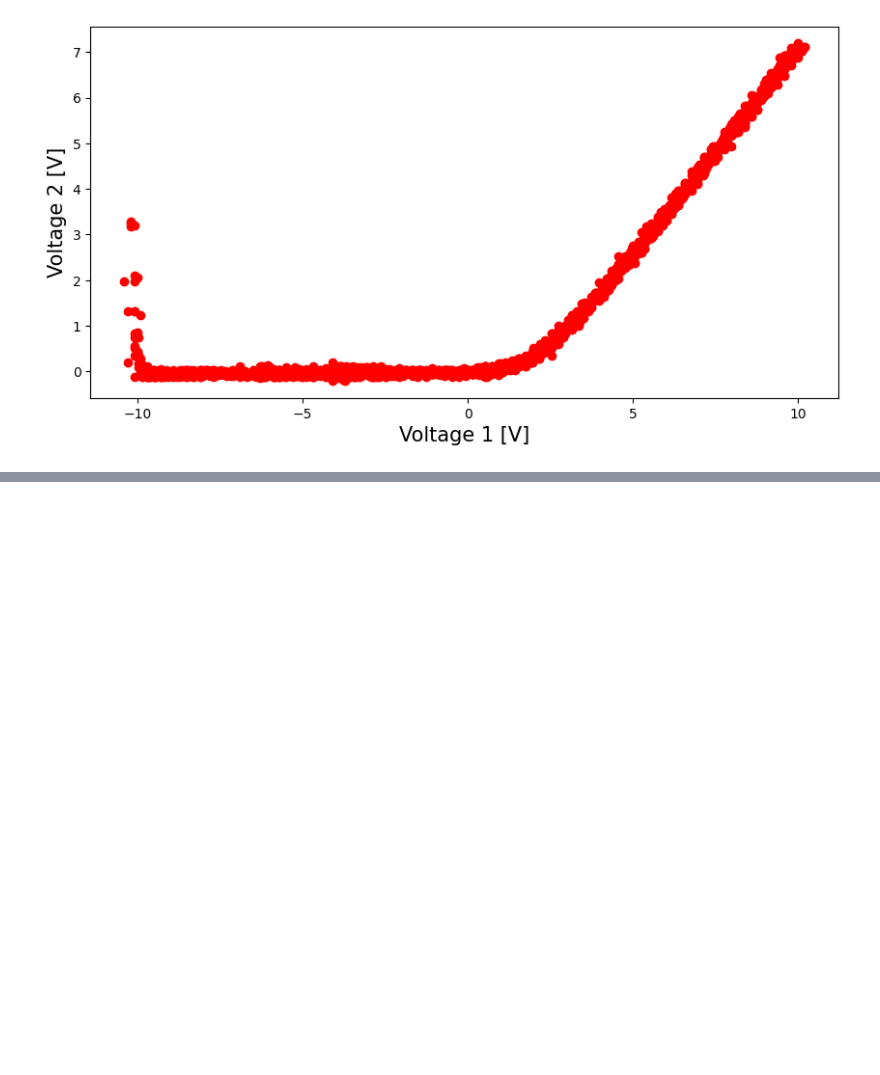
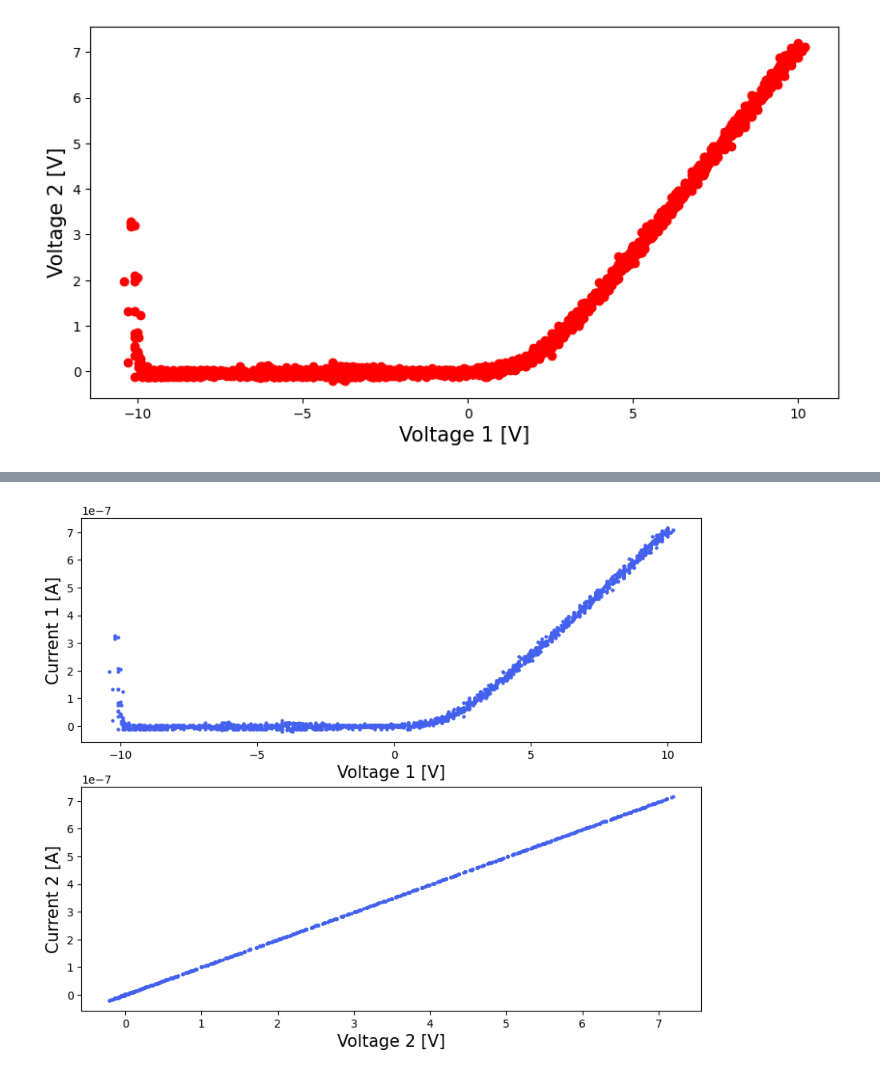
Before and after one commit to devkhullar/phys2925, a Jupyter notebook: franck_hertz_experiment/code/analysis.ipynb, the cells around one changed output, grey strips where cells are left out. Saved outputs shown, nothing was run; the diff lists cells and outputs as text; code cells hidden in the pictures; blank space fills up the shorter version.

```diff
--- a/franck_hertz_experiment/code/analysis.ipynb
+++ b/franck_hertz_experiment/code/analysis.ipynb
@@ -31,0 +56,23 @@ plt.savefig('../tex/figures/part_1_XY.png', bbox_inches='tight')
+# %%
+fig, ax = plt.subplots(nrows=2, ncols=1, figsize=(10, 8))
+ax[0].scatter(
+    data['Volt1'],
+    data['Current (A)'],
+    s=5,
+    color='#4361ee',
+)
+ax[0].set_xlabel('Voltage 1 [V]', fontsize=fontsize)
+ax[0].set_ylabel('Current 1 [A]', fontsize=fontsize)
+
+ax[1].scatter(
+    data['Volt2'],
+    data['Current (A)'],
+    s=5,
+    color='#4361ee',
+)
+ax[1].set_xlabel('Voltage 2 [V]', fontsize=fontsize)
+ax[1].set_ylabel('Current 2 [A]', fontsize=fontsize)
+
+plt.savefig('../data/part_1_current_vs_applied_bias.png')
+# %% [output]
+[figure, added]
```
Also changed, not shown: parts of 49 cells of this notebook.
